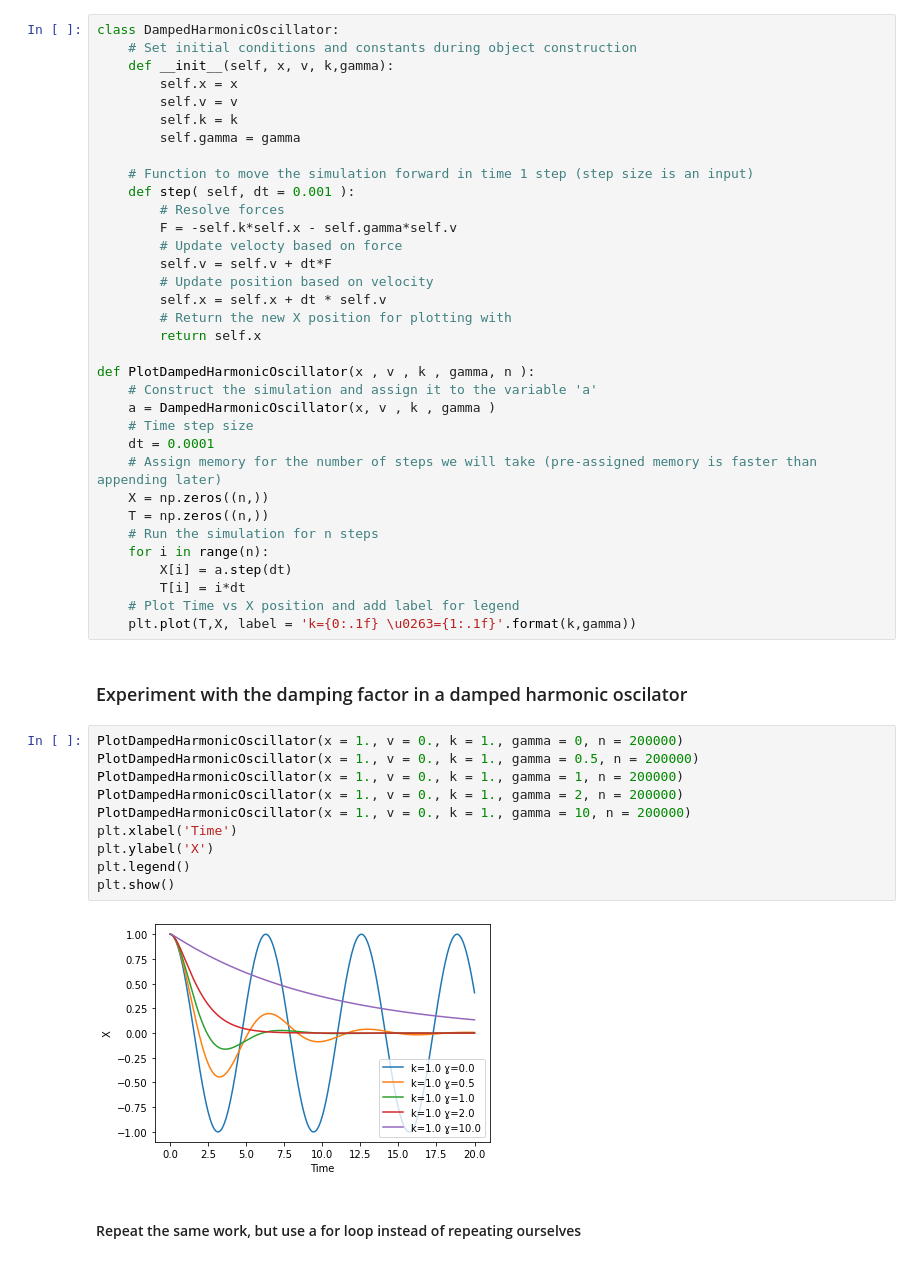
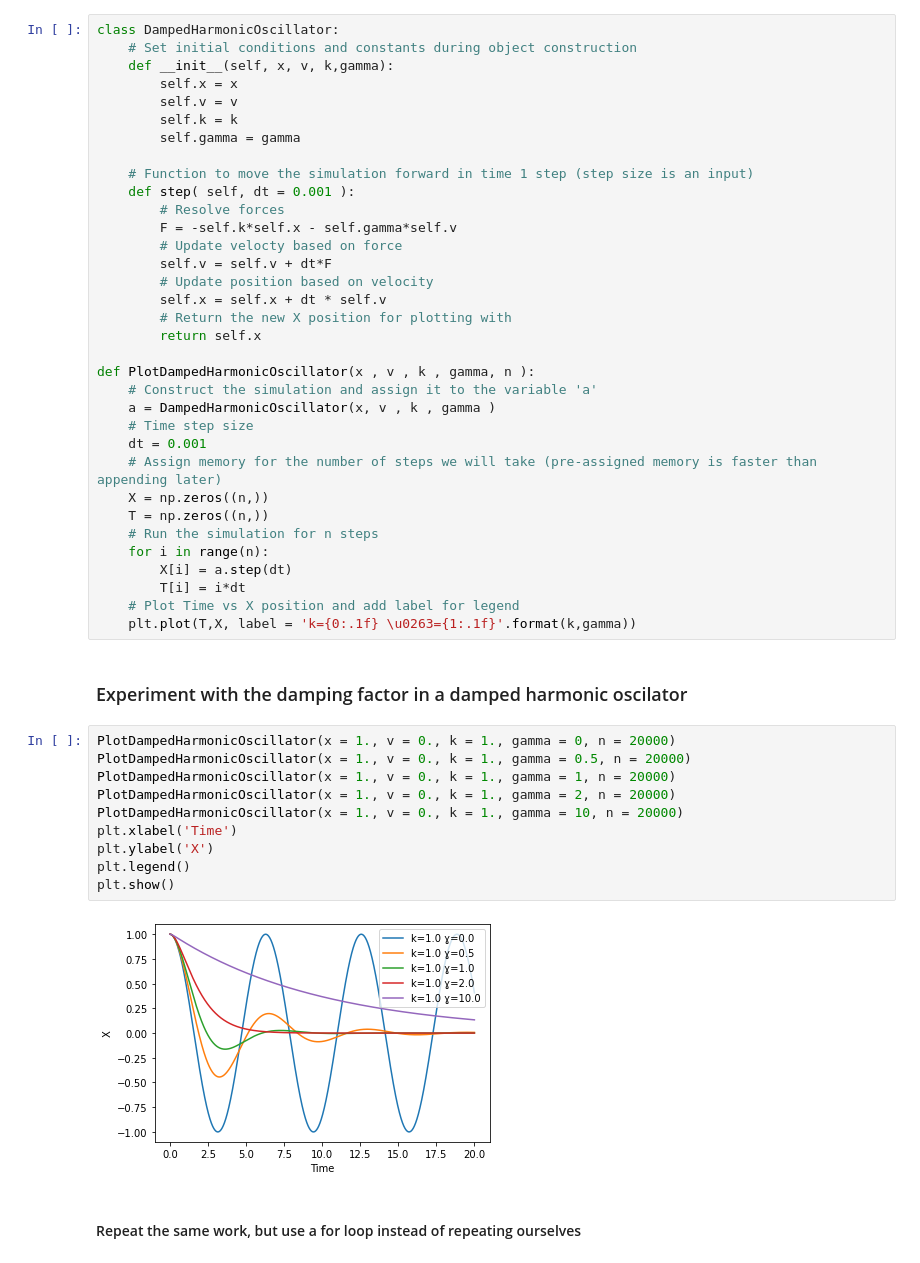
Before and after one commit to josephmckenna/ForcedDampedHarmonicOscillator, a Jupyter notebook: Worksheet.ipynb, the cells around one changed output. Drawn from its saved outputs; the diff is of its cells as text.

```diff
--- a/Worksheet.ipynb
+++ b/Worksheet.ipynb
@@ -79,7 +79,7 @@ def PlotDampedHarmonicOscillator(x , v , k , gamma, n ):
     # Construct the simulation and assign it to the variable 'a'
     a = DampedHarmonicOscillator(x, v , k , gamma )
     # Time step size
-    dt = 0.0001
+    dt = 0.001
     # Assign memory for the number of steps we will take (pre-assigned memory is faster than appending later)
     X = np.zeros((n,))
     T = np.zeros((n,))
@@ -92,17 +92,17 @@ def PlotDampedHarmonicOscillator(x , v , k , gamma, n ):
 # %% [markdown]
 ### Experiment with the damping factor in a damped harmonic oscilator
 # %%
-PlotDampedHarmonicOscillator(x = 1., v = 0., k = 1., gamma = 0, n = 200000)
-PlotDampedHarmonicOscillator(x = 1., v = 0., k = 1., gamma = 0.5, n = 200000)
-PlotDampedHarmonicOscillator(x = 1., v = 0., k = 1., gamma = 1, n = 200000)
-PlotDampedHarmonicOscillator(x = 1., v = 0., k = 1., gamma = 2, n = 200000)
-PlotDampedHarmonicOscillator(x = 1., v = 0., k = 1., gamma = 10, n = 200000)
+PlotDampedHarmonicOscillator(x = 1., v = 0., k = 1., gamma = 0, n = 20000)
+PlotDampedHarmonicOscillator(x = 1., v = 0., k = 1., gamma = 0.5, n = 20000)
+PlotDampedHarmonicOscillator(x = 1., v = 0., k = 1., gamma = 1, n = 20000)
+PlotDampedHarmonicOscillator(x = 1., v = 0., k = 1., gamma = 2, n = 20000)
+PlotDampedHarmonicOscillator(x = 1., v = 0., k = 1., gamma = 10, n = 20000)
 plt.xlabel('Time')
 plt.ylabel('X')
 plt.legend()
 plt.show()
 # %% [output]
-[figure, old version]
+[figure, new version]
 # %% [markdown]
 #### Repeat the same work, but use a for loop instead of repeating ourselves
 # %%
```
Also changed, not shown: parts of 9 cells of this notebook.
